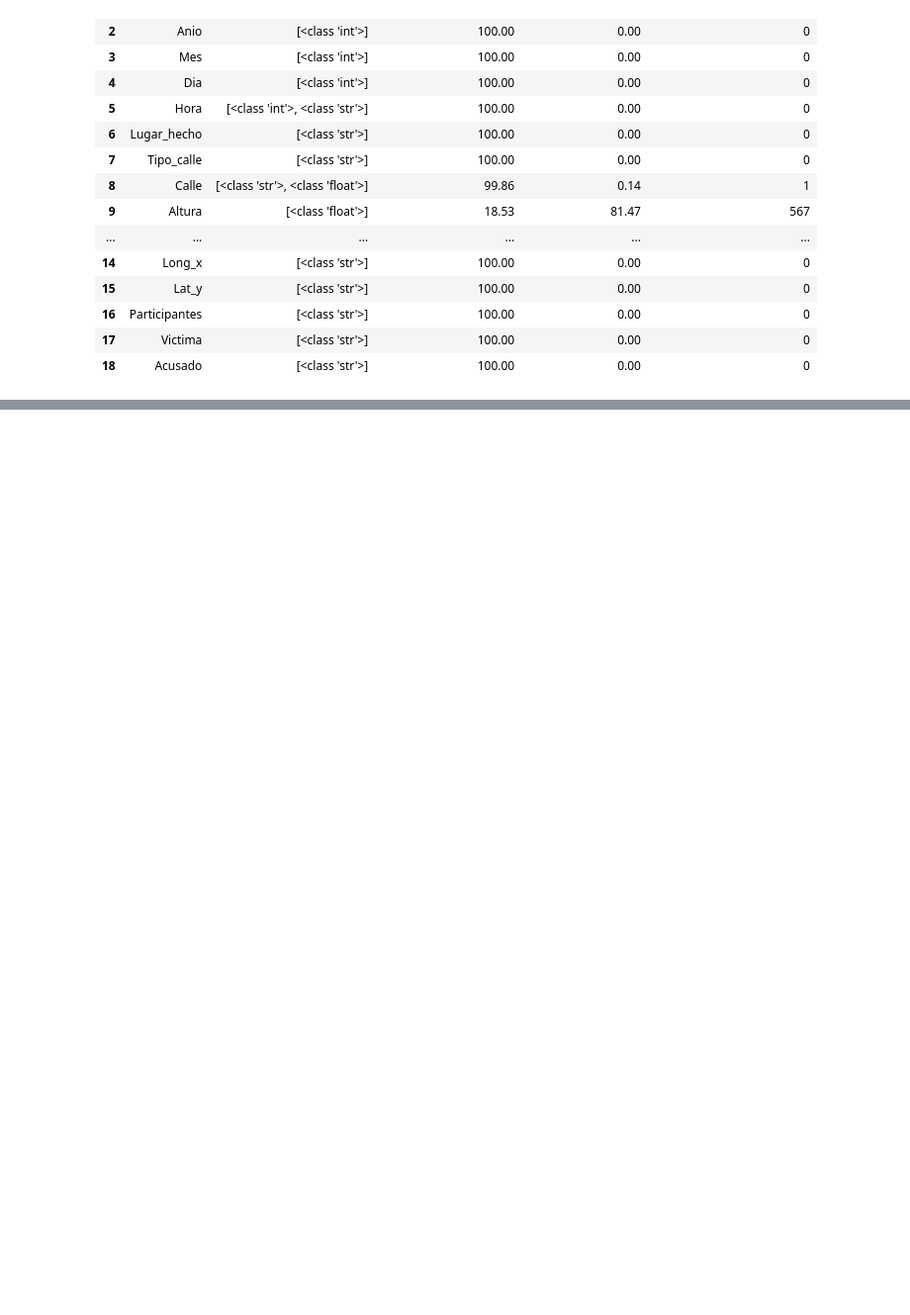
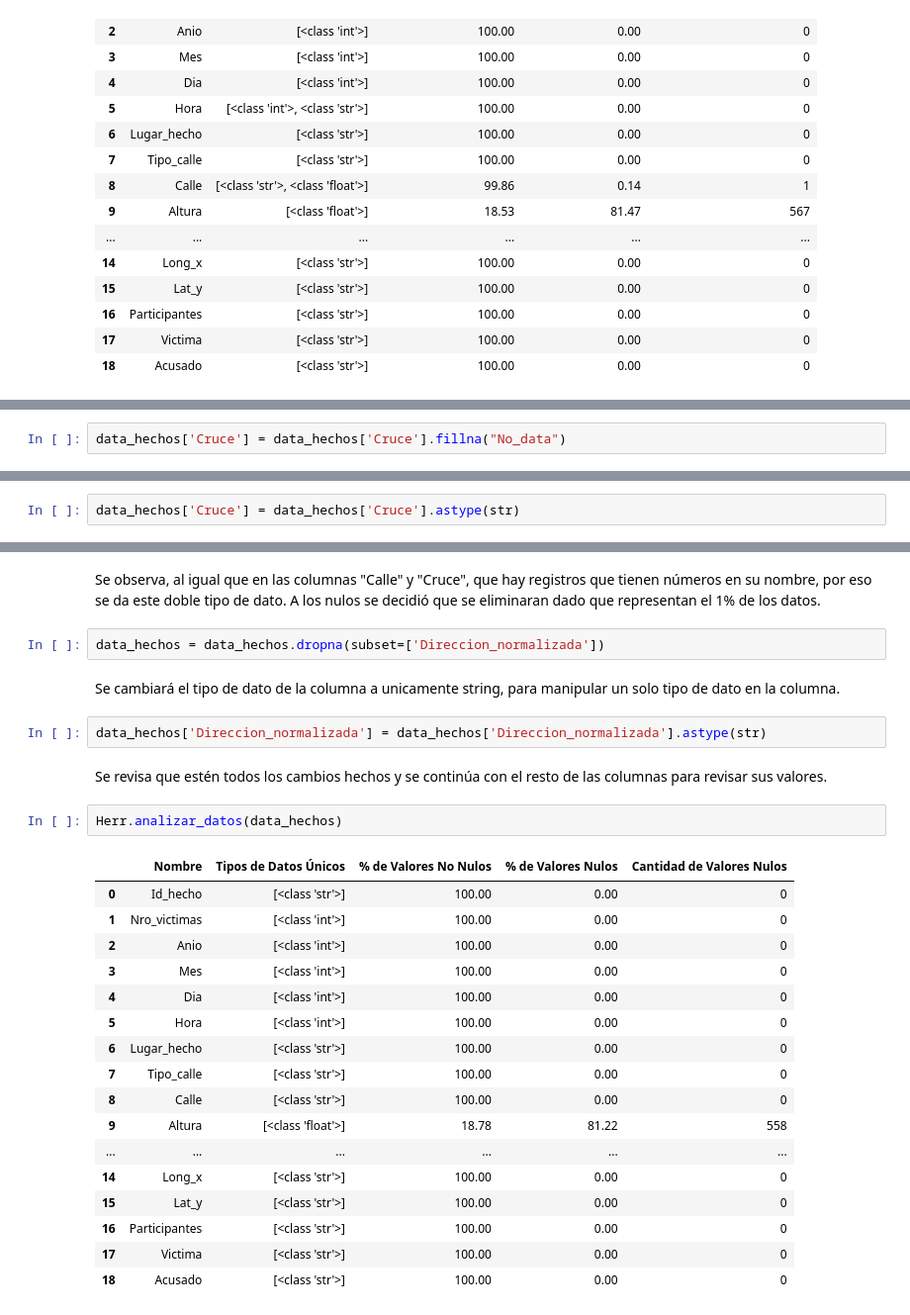
Before and after one commit to MaximilianoTauil/PI_Siniestros, a Jupyter notebook: ETL.ipynb, the cells around one changed output, grey strips where cells are left out. Shown at 99% size. Saved outputs shown, nothing was run; the diff lists cells and outputs as text; blank space fills up the shorter version.

Commit message:
Cambios iniciales

```diff
--- a/ETL.ipynb
+++ b/ETL.ipynb
@@ -156,0 +237,2 @@ Herr.analizar_datos(data_hechos)
+# %%
+data_hechos['Cruce'] = data_hechos['Cruce'].fillna("No_data")
@@ -156,0 +241,2 @@ Herr.analizar_datos(data_hechos)
+# %%
+data_hechos['Cruce'] = data_hechos['Cruce'].astype(str)
@@ -156,0 +265,30 @@ Herr.analizar_datos(data_hechos)
+# %% [markdown]
+Se observa, al igual que en las columnas "Calle" y "Cruce", que hay registros que tienen números en su nombre, por eso se da este doble tipo de dato. A los nulos se decidió que se eliminaran dado que representan el 1% de los datos.
+# %%
+data_hechos = data_hechos.dropna(subset=['Direccion_normalizada'])
+# %% [markdown]
+Se cambiará el tipo de dato de la columna a unicamente string, para manipular un solo tipo de dato en la columna.
+# %%
+data_hechos['Direccion_normalizada'] = data_hechos['Direccion_normalizada'].astype(str)
+# %% [markdown]
+Se revisa que estén todos los cambios hechos y se continúa con el resto de las columnas para revisar sus valores.
+# %%
+Herr.analizar_datos(data_hechos)
+# %% [output]
+|  | Nombre | Tipos de Datos Únicos | % de Valores No Nulos | % de Valores Nulos | Cantidad de Valores Nulos |
+| 0 | Id_hecho | [<class 'str'>] | 100.00 | 0.00 | 0 |
+| 1 | Nro_victimas | [<class 'int'>] | 100.00 | 0.00 | 0 |
+| 2 | Anio | [<class 'int'>] | 100.00 | 0.00 | 0 |
+| 3 | Mes | [<class 'int'>] | 100.00 | 0.00 | 0 |
+| 4 | Dia | [<class 'int'>] | 100.00 | 0.00 | 0 |
+| 5 | Hora | [<class 'int'>] | 100.00 | 0.00 | 0 |
+| 6 | Lugar_hecho | [<class 'str'>] | 100.00 | 0.00 | 0 |
+| 7 | Tipo_calle | [<class 'str'>] | 100.00 | 0.00 | 0 |
+| 8 | Calle | [<class 'str'>] | 100.00 | 0.00 | 0 |
+| 9 | Altura | [<class 'float'>] | 18.78 | 81.22 | 558 |
+| ... | ... | ... | ... | ... | ... |
+| 14 | Long_x | [<class 'str'>] | 100.00 | 0.00 | 0 |
+| 15 | Lat_y | [<class 'str'>] | 100.00 | 0.00 | 0 |
+| 16 | Participantes | [<class 'str'>] | 100.00 | 0.00 | 0 |
+| 17 | Victima | [<class 'str'>] | 100.00 | 0.00 | 0 |
+| 18 | Acusado | [<class 'str'>] | 100.00 | 0.00 | 0 |
```
Also changed, not shown: parts of 63 cells of this notebook, 2 other files.
